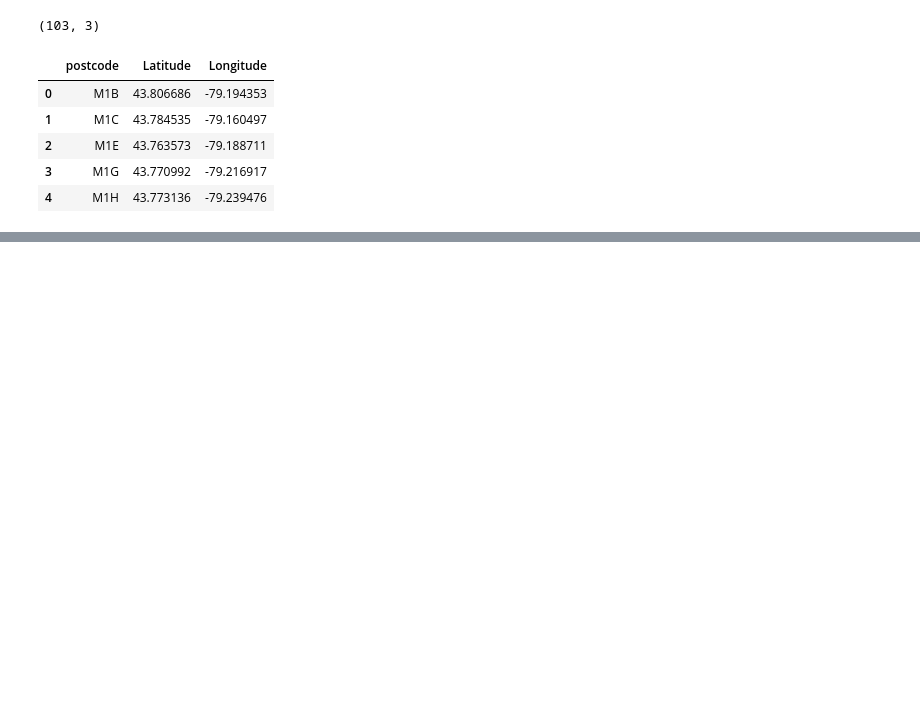
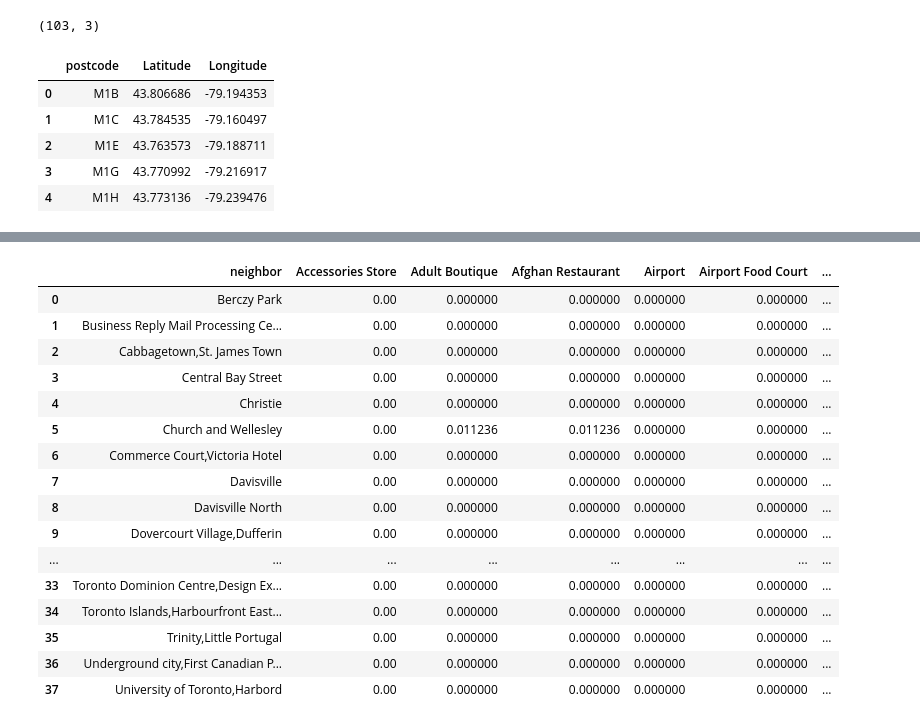
Before and after one commit to githubcoding305/Coursera_Capstone, a Jupyter notebook: Segmentation and clustering.ipynb, the cells around one changed output, grey strips where cells are left out. Drawn from its saved outputs; the diff is of its cells as text; code cells hidden in the pictures; blank space fills up the shorter version.

```diff
--- a/Segmentation and clustering.ipynb
+++ b/Segmentation and clustering.ipynb
@@ -84,0 +232,3 @@ df2.head()
+# %%
+results = requests.get(url).json()
+results
@@ -84,0 +269,16 @@ df2.head()
+# %%
+venues = results['response']['groups'][0]['items']
+
+nearby_venues = json_normalize(venues) # flatten JSON
+
+# filter columns
+filtered_columns = ['venue.name', 'venue.categories', 'venue.location.lat', 'venue.location.lng']
+nearby_venues =nearby_venues.loc[:, filtered_columns]
+
+# filter the category for each row
+nearby_venues['venue.categories'] = nearby_venues.apply(get_category_type, axis=1)
+
+# clean columns
+nearby_venues.columns = [col.split(".")[-1] for col in nearby_venues.columns]
+
+nearby_venues.head()
@@ -84,0 +335,5 @@ df2.head()
+# %%
+toronto_venues = getNearbyVenues(names=df3['neighbor'],
+                                   latitudes=df3['Latitude'],
+                                   longitudes=df3['Longitude']
+                                  )
@@ -84,0 +358,12 @@ df2.head()
+# %%
+# one hot encoding
+toronto_onehot = pd.get_dummies(toronto_venues[['Venue Category']], prefix="", prefix_sep="")
+
+# add neighborhood column back to dataframe
+toronto_onehot['neighbor'] = toronto_venues['neighbor']
+
+# move neighborhood column to the first column
+fixed_columns = [toronto_onehot.columns[-1]] + list(toronto_onehot.columns[:-1])
+toronto_onehot = toronto_onehot[fixed_columns]
+
+toronto_onehot.head()
@@ -84,0 +377,21 @@ df2.head()
+# %%
+toronto_grouped = toronto_onehot.groupby('neighbor').mean().reset_index()
+toronto_grouped
+# %% [output]
+|  | neighbor | Accessories Store | Adult Boutique | Afghan Restaurant | Airport | Airport Food Court | ... |
+| 0 | Berczy Park | 0.00 | 0.000000 | 0.000000 | 0.000000 | 0.000000 | ... |
+| 1 | Business Reply Mail Processing Ce... | 0.00 | 0.000000 | 0.000000 | 0.000000 | 0.000000 | ... |
+| 2 | Cabbagetown,St. James Town | 0.00 | 0.000000 | 0.000000 | 0.000000 | 0.000000 | ... |
+| 3 | Central Bay Street | 0.00 | 0.000000 | 0.000000 | 0.000000 | 0.000000 | ... |
+| 4 | Christie | 0.00 | 0.000000 | 0.000000 | 0.000000 | 0.000000 | ... |
+| 5 | Church and Wellesley | 0.00 | 0.011236 | 0.011236 | 0.000000 | 0.000000 | ... |
+| 6 | Commerce Court,Victoria Hotel | 0.00 | 0.000000 | 0.000000 | 0.000000 | 0.000000 | ... |
+| 7 | Davisville | 0.00 | 0.000000 | 0.000000 | 0.000000 | 0.000000 | ... |
+| 8 | Davisville North | 0.00 | 0.000000 | 0.000000 | 0.000000 | 0.000000 | ... |
+| 9 | Dovercourt Village,Dufferin | 0.00 | 0.000000 | 0.000000 | 0.000000 | 0.000000 | ... |
+| ... | ... | ... | ... | ... | ... | ... | ... |
+| 33 | Toronto Dominion Centre,Design Ex... | 0.00 | 0.000000 | 0.000000 | 0.000000 | 0.000000 | ... |
+| 34 | Toronto Islands,Harbourfront East... | 0.00 | 0.000000 | 0.000000 | 0.000000 | 0.000000 | ... |
+| 35 | Trinity,Little Portugal | 0.00 | 0.000000 | 0.000000 | 0.000000 | 0.000000 | ... |
+| 36 | Underground city,First Canadian P... | 0.00 | 0.000000 | 0.000000 | 0.000000 | 0.000000 | ... |
+| 37 | University of Toronto,Harbord | 0.00 | 0.000000 | 0.000000 | 0.000000 | 0.000000 | ... |
```
Also changed, not shown: parts of 26 cells of this notebook.
